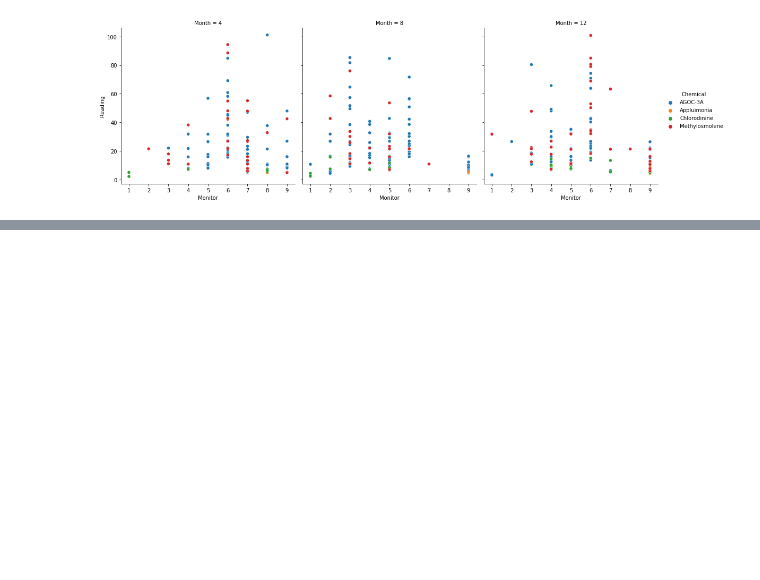
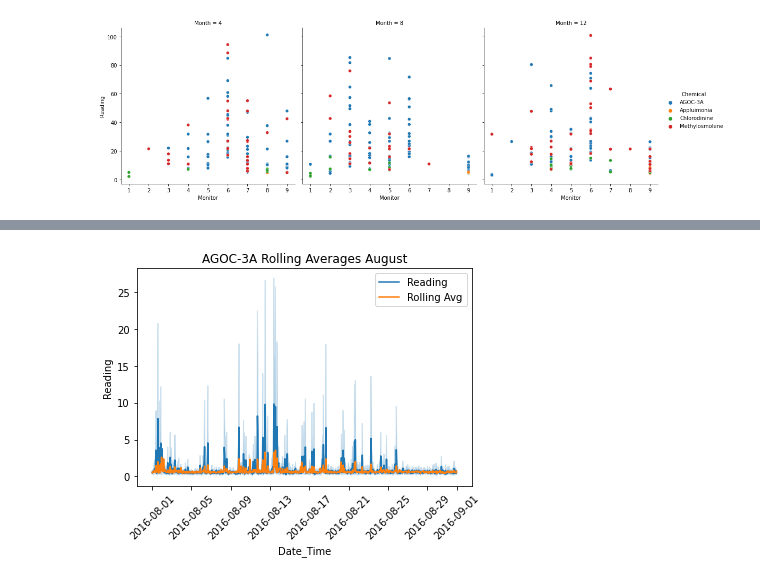
Before and after one commit to j-tice/capstone_final, a Jupyter notebook: EDA_and_Analysis/Megan_EDA_sensors_v2.ipynb, the cells around one changed output, grey strips where cells are left out. Cells and saved outputs as stored; diff of their text form; code cells hidden in the pictures; blank space fills up the shorter version.

```diff
--- a/EDA_and_Analysis/Megan_EDA_sensors_v2.ipynb
+++ b/EDA_and_Analysis/Megan_EDA_sensors_v2.ipynb
@@ -878,0 +873,10 @@ Text(0.5, 1.0, 'AGOC-3A Rolling Averages April')
+# %%
+rolling_agoc_aug = sensor_data[(sensor_data.Chemical == 'AGOC-3A') & (sensor_data.Month == 8)]
+
+sns.lineplot(x = 'Date_Time', y = 'Reading', data = rolling_agoc_aug, label = 'Reading')
+sns.lineplot(x = 'Date_Time', y = 'Rolling(30)', data = rolling_agoc_aug, label = 'Rolling Avg')
+plt.xticks(rotation=45)
+plt.title('AGOC-3A Rolling Averages August')
+plt.show()
+# %% [output]
+[figure, added]
```
Also changed, not shown: parts of 6 cells of this notebook.
